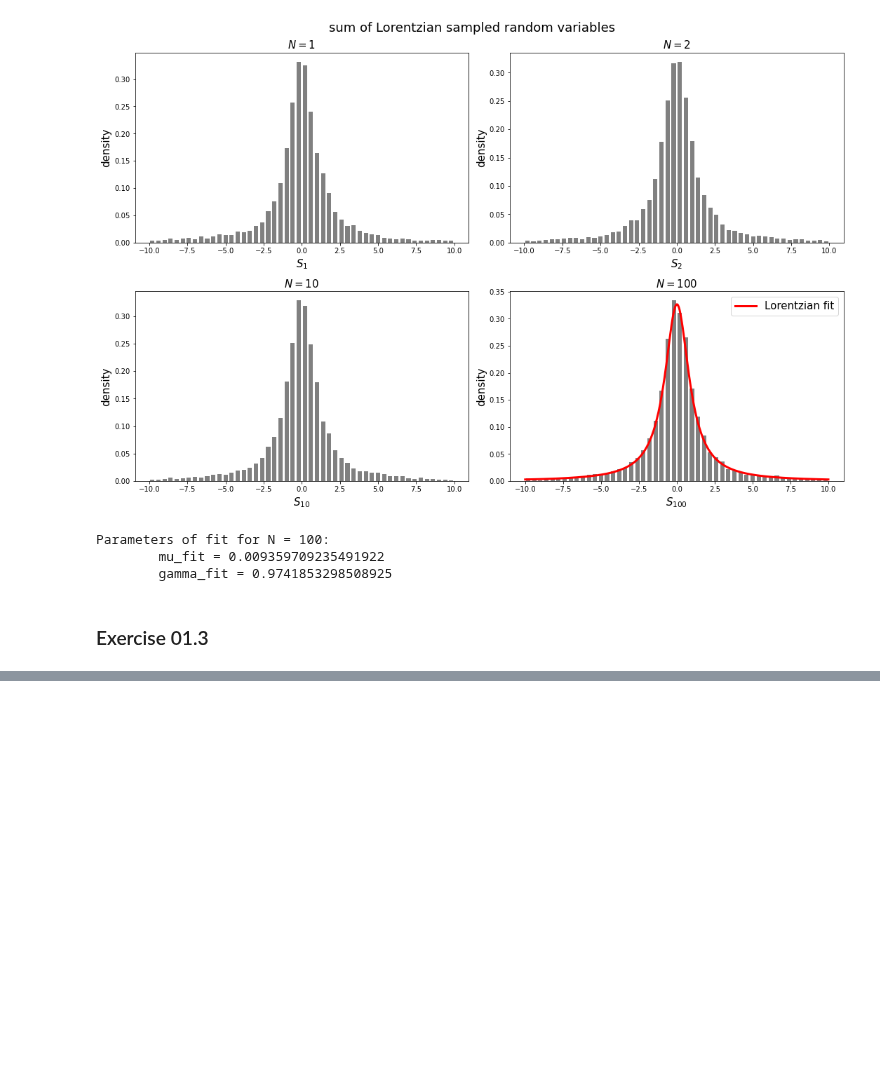
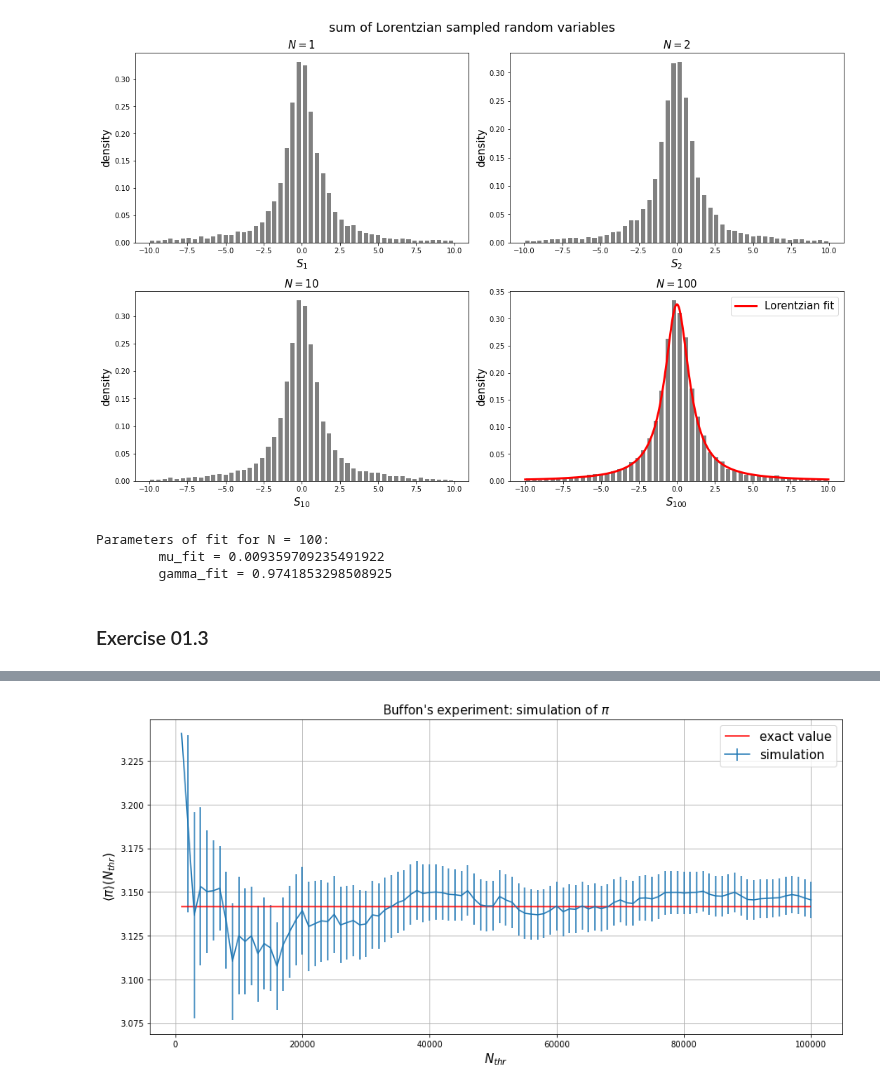
Before and after one commit to lukas-hermans/LSN_exercises, a Jupyter notebook: ex1/LSN_Exercises_01.ipynb, the cells around one changed output, grey strips where cells are left out. Saved outputs shown, nothing was run; the diff lists cells and outputs as text; code cells hidden in the pictures; blank space fills up the shorter version.

```diff
--- a/ex1/LSN_Exercises_01.ipynb
+++ b/ex1/LSN_Exercises_01.ipynb
@@ -187,0 +211,18 @@ Parameters of fit for N = 100:
+# %%
+L = 0.7
+d = 1
+M, hit_rate, hit_rate_error = np.loadtxt("data/pi_buffon.txt", skiprows=1, unpack=True, delimiter=',')
+pi = 2*L / d / hit_rate
+pi_error = 2*L / (d*hit_rate**2) * hit_rate_error # propagate error on hit_rate on pi estimation
+
+plt.figure(figsize=(15, 7))
+plt.errorbar(M, pi, pi_error, label='simulation')
+plt.hlines(np.pi, min(M), max(M), color='r', label='exact value')
+plt.xlabel(r"$N_{thr}$", size=15)
+plt.ylabel(r"$\langle \pi \rangle(N_{thr})$", size=15)
+plt.title("Buffon's experiment: simulation of $\pi$", size=15)
+plt.legend(fontsize=15)
+plt.grid()
+plt.show()
+# %% [output]
+[figure, added]
```
Also changed, not shown: parts of 6 cells of this notebook, 12 other files.
